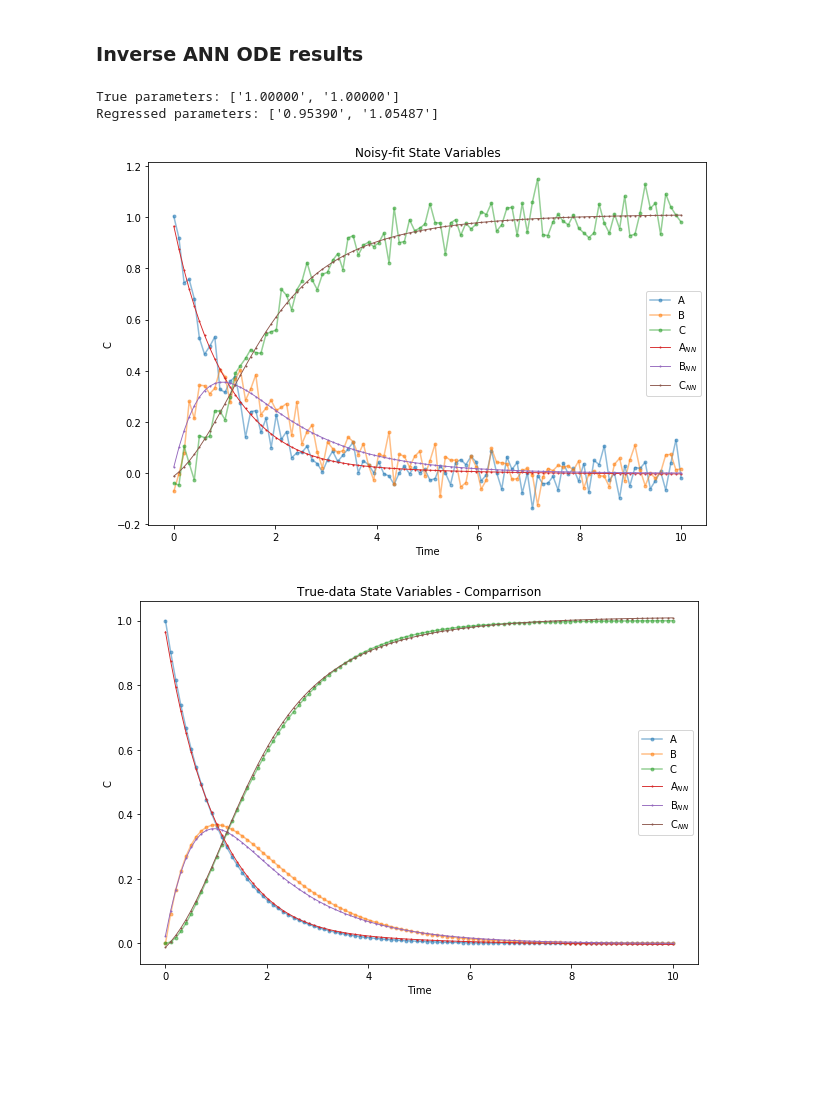
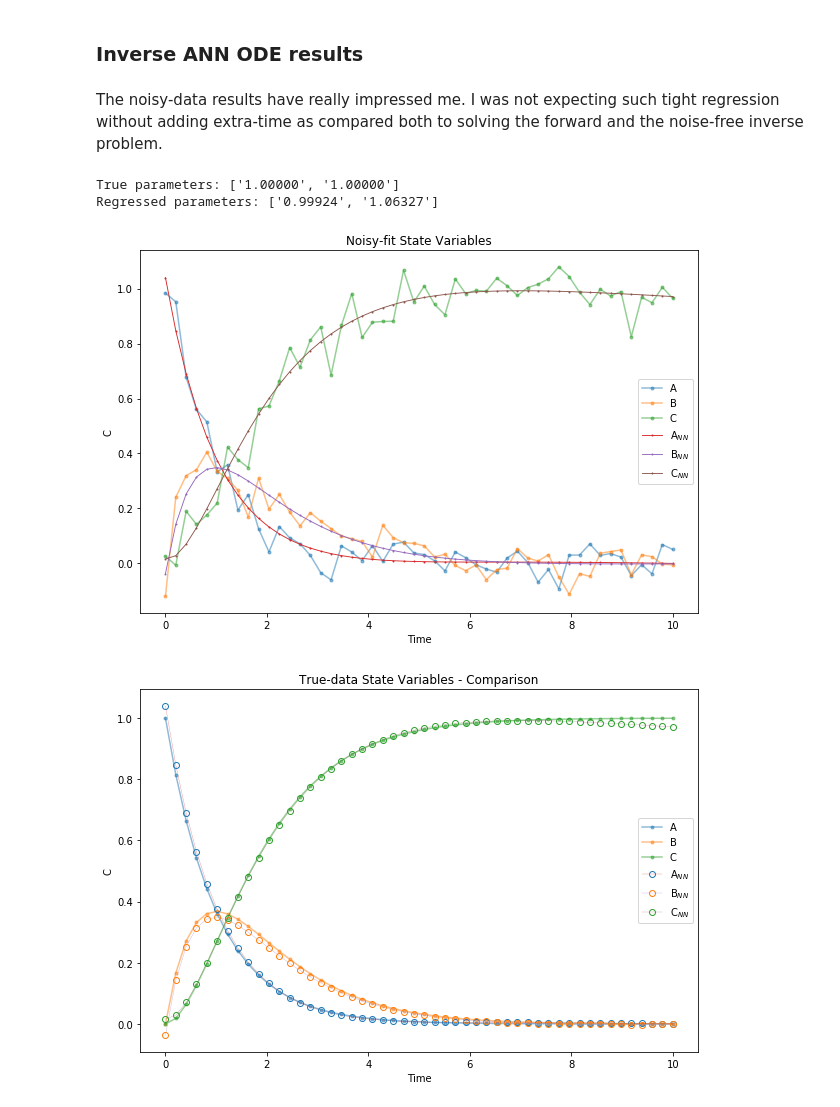
Before and after one commit to nicoleyghu/invANNPresentationFolder, a Jupyter notebook: invANNODE/basis/invANNODE.ipynb, the cells around one changed output. Drawn from its saved outputs; the diff is of its cells as text; code cells hidden in the pictures; blank space fills up the shorter version.

Commit message:
inverse_ongoing

```diff
--- a/invANNODE/basis/invANNODE.ipynb
+++ b/invANNODE/basis/invANNODE.ipynb
@@ -364,7 +381,7 @@ data_inv_noisy = (x+random.normal(key,x.shape)*0.05,t)
 # %% [markdown]
 #### Inverse NN intialization parameters given noisy data
 # %%
-layer_sizes = [1, 8, 3] # inputs, hidden..., output layes
+layer_sizes = [1, 10, 3] # inputs, hidden..., output layes
 model_size = [len(model_params0[0])]
 
 nn_scale = 0.01 # weights scales
@@ -377,6 +394,6 @@ params = [nn_params, model_params] #pack
 # %% [markdown]
 #### Inverse training settings given noisy data
 # %%
-num_epochs = 100
+num_epochs = 200
 num_iter = 100
 batch_size = n_points
@@ -383,7 +402,12 @@ batch_size = n_points
+# %%
+opt_inv_noisy = optimizers.adam(1e-3, b1=0.9, b2=0.9999, eps=1e-10)
+opt_inv_noisy = (opt_inv_noisy[0](params), opt_inv_noisy[1], opt_inv_noisy[2])
 # %% [markdown]
 #### Inverse problem training loop call given noisy data
 # %%
 %%time
-params = train(params,data_inv_noisy,errors_inv,loss,num_epochs,num_iter,batch_size=None)
-[nn_params_inv_noisy, model_params_noisy] = params
+err_tags = ['Data','Model']
+params = train(params,data_inv_noisy,errors_inv,loss,num_epochs,num_iter,opt_inv_noisy,err_tags,batch_size=None)
+[params, opt_inv_noisy] = params
+nn_params_inv_noisy, model_params_noisy = params
 # %% [output]
@@ -392,37 +417,43 @@ Wall time: 19.1 s
 # %% [markdown]
 ### Inverse ANN ODE results
+# %% [markdown]
+The noisy-data results have really impressed me. I was not expecting such tight regression without adding extra-time as compared both to solving the forward and the noise-free inverse problem.
 # %%
 plt.figure(figsize=[10,10*2./3])
 lines = plt.plot(t, data_inv_noisy[0],'-o',alpha=0.5,ms=3)
 lines += plt.plot(t,batched_state(nn_params_inv_noisy, t),'.-',lw=0.9,ms=2)
 plt.legend(iter(lines), ['A', 'B', 'C','A$_{NN}$','B$_{NN}$','C$_{NN}$'])
 plt.title('Noisy-fit State Variables')
 plt.xlabel('Time')
 plt.ylabel('C');
 plt.figure(figsize=[10,10*2./3])
-lines = plt.plot(t, x0,'-o',alpha=0.5,ms=3)
-lines += plt.plot(t,batched_state(nn_params_inv_noisy, t),'.-',lw=0.9,ms=2)
-plt.legend(iter(lines), ['A', 'B', 'C','A$_{NN}$','B$_{NN}$','C$_{NN}$'])
-plt.title('True-data State Variables - Comparrison')
+lines1 = plt.plot(t, x0,'-o',alpha=0.5,ms=3)
+lines2 = plt.plot(t,batched_state(nn_params_inv_noisy, t),'-o',lw=0.2,\
+                  ms=6,markerfacecolor='None',markeredgecolor='black')
+for _1,_2 in zip(lines1,lines2):
+    _2.set_markeredgecolor(_1.get_markeredgecolor())
+
+plt.legend(iter(lines1+lines2), ['A', 'B', 'C','A$_{NN}$','B$_{NN}$','C$_{NN}$'])
+plt.title('True-data State Variables - Comparison')
 plt.xlabel('Time')
 plt.ylabel('C');
 plt.figure(figsize=[10,10*2./3])
-plt.plot(t,batched_model([batched_state(nn_params_inv_noisy,t),t],model_params_noisy),'-o',lw=0.2,ms=2)
+plt.plot(batched_model([x,t],model_params0),batched_model([batched_state(nn_params_inv_noisy,t),t],model_params_noisy),'o',lw=0.2,ms=2)
 plt.legend(['A$_{NN}$','B$_{NN}$','C$_{NN}$'])
-plt.title('Noisy Derivatives')
-plt.xlabel('Time')
-plt.ylabel('C');
+plt.title('Derivatives Parity Plot - Noisy Data')
+plt.xlabel('Model')
+plt.ylabel('ANN');
 plt.figure(figsize=[10,10*2./3])
-plt.plot(t,batched_model([batched_state(nn_params_inv,t),t],model_params_inv),'-o',lw=0.2,ms=2)
+plt.plot(batched_model([x,t],model_params0),batched_model([batched_state(nn_params_inv,t),t],model_params_inv),'-o',lw=0.2,ms=2)
 plt.legend(['A$_{NN}$','B$_{NN}$','C$_{NN}$'])
-plt.title('Derivatives')
-plt.xlabel('Time')
-plt.ylabel('C');
+plt.title('Derivatives Parity Plot - Ground Truth')
+plt.xlabel('Model')
+plt.ylabel('ANN');
 
 print('True parameters: {}'.format(['{:.5f}'.format(float(_)) for _ in model_params0[0]]))
 print('Regressed parameters: {}'.format(['{:.5f}'.format(float(_)) for _ in model_params_noisy[0]]))
 # %% [output]
 True parameters: ['1.00000', '1.00000']
-Regressed parameters: ['0.95390', '1.05487']
+Regressed parameters: ['0.99924', '1.06327']
-[figure, old version]
+[figure, new version]
-[figure, old version]
+[figure, new version]
```
Also changed, not shown: parts of 53 cells of this notebook.
